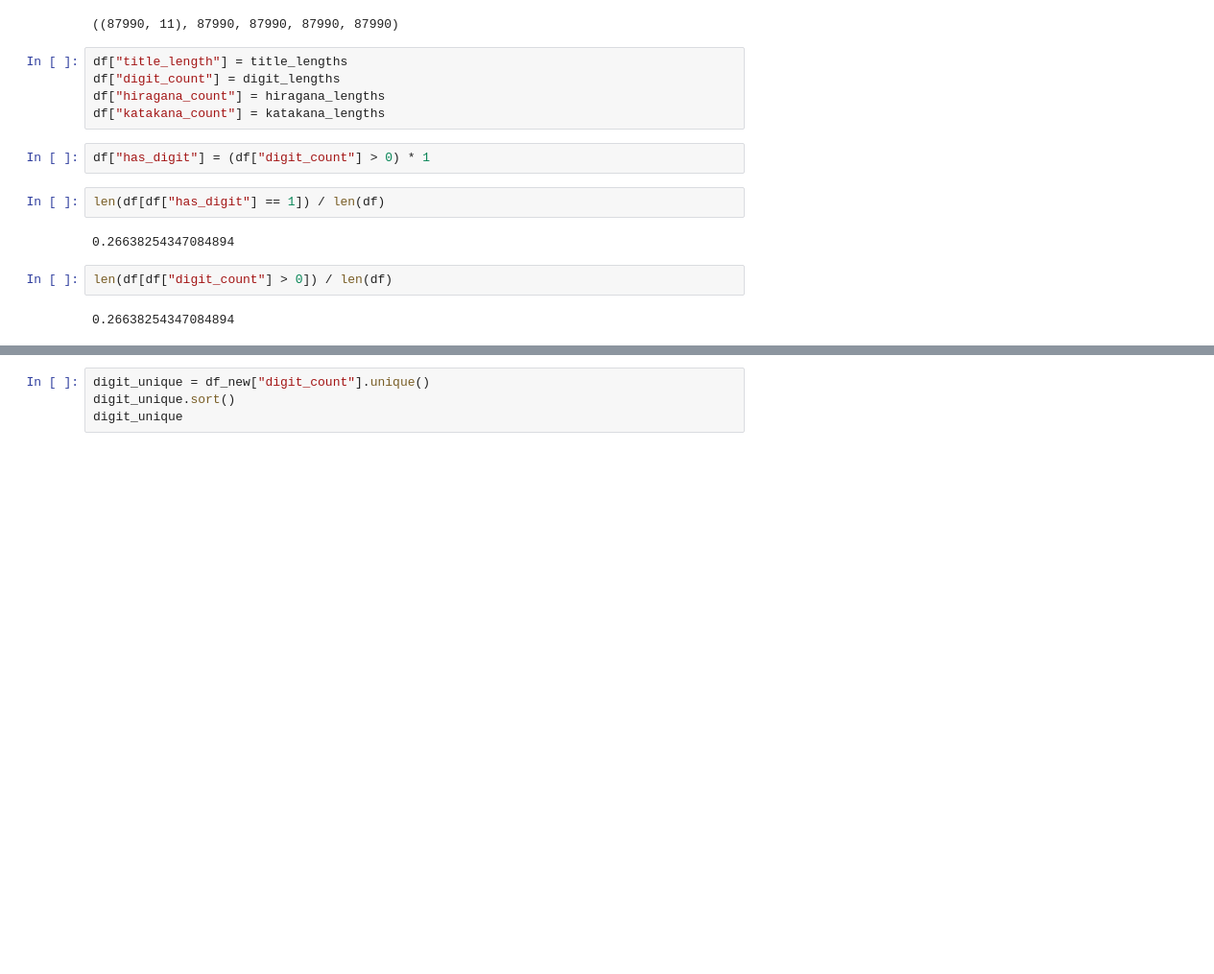
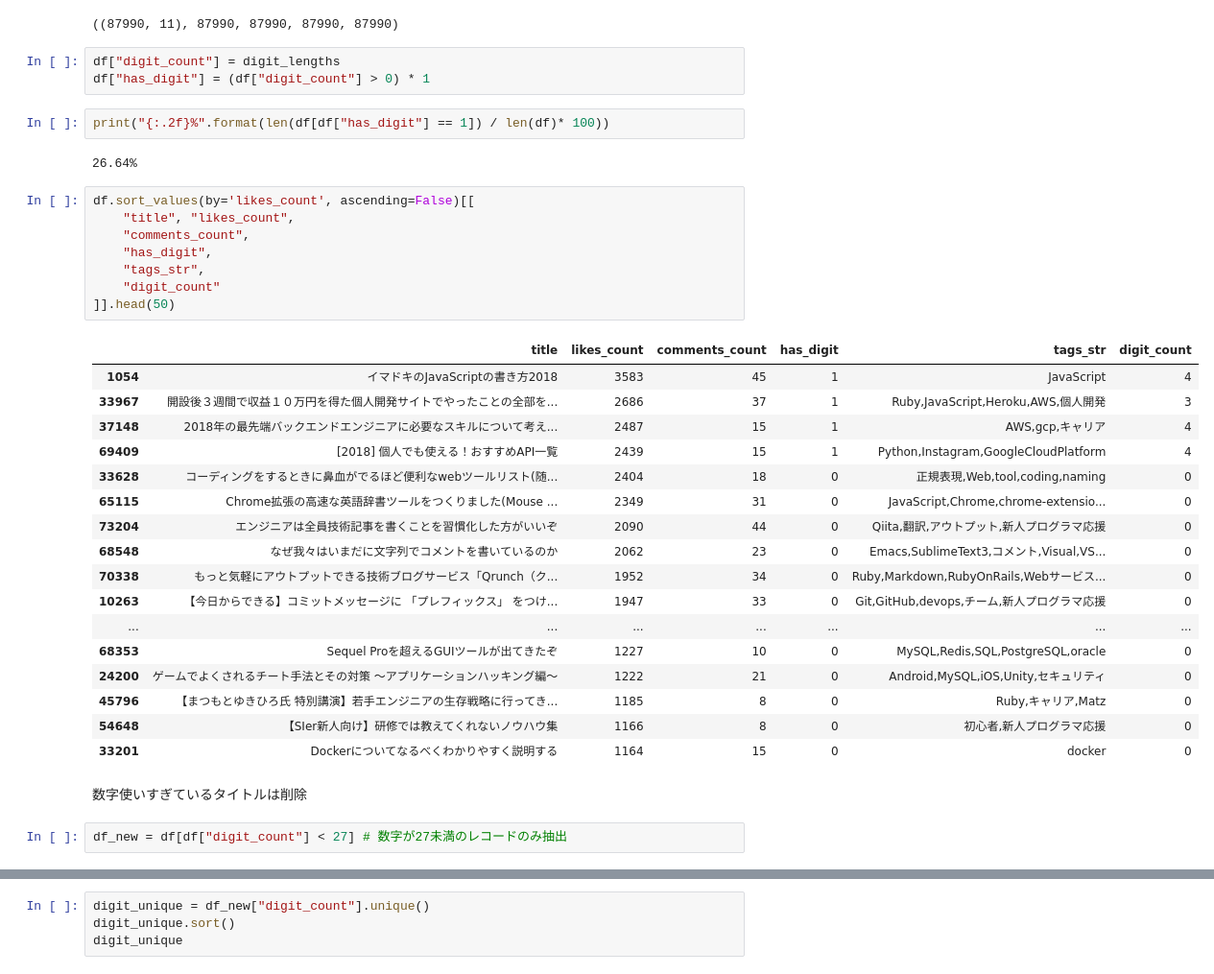
Before and after one commit to yukinagae/qiita_analysis, a Jupyter notebook: バズる記事分析.ipynb, the cells around one changed output, grey strips where cells are left out. Shown: that part at 96% size. Drawn from its saved outputs; the diff is of its cells as text; blank space fills up the shorter version.

```diff
--- a/バズる記事分析.ipynb
+++ b/バズる記事分析.ipynb
@@ -326,17 +208,39 @@ df.shape, len(title_lengths), len(digit_lengths), len(hiragana_lengths), len(kat
 # %% [output]
 ((87990, 11), 87990, 87990, 87990, 87990)
 # %%
-df["title_length"] = title_lengths
 df["digit_count"] = digit_lengths
-df["hiragana_count"] = hiragana_lengths
-df["katakana_count"] = katakana_lengths
+df["has_digit"] = (df["digit_count"] > 0) * 1
-# %%
-df["has_digit"] = (df["digit_count"] > 0) * 1
 # %%
-len(df[df["has_digit"] == 1]) / len(df)
+print("{:.2f}%".format(len(df[df["has_digit"] == 1]) / len(df)* 100))
 # %% [output]
-0.26638254347084894
+26.64%
+# %%
+df.sort_values(by='likes_count', ascending=False)[[
+    "title", "likes_count",
+    "comments_count",
+    "has_digit",
+    "tags_str",
+    "digit_count"
+]].head(50)
+# %% [output]
+|  | title | likes_count | comments_count | has_digit | tags_str | digit_count |
+| 1054 | イマドキのJavaScriptの書き方2018 | 3583 | 45 | 1 | JavaScript | 4 |
+| 33967 | 開設後３週間で収益１０万円を得た個人開発サイトでやったことの全部を... | 2686 | 37 | 1 | Ruby,JavaScript,Heroku,AWS,個人開発 | 3 |
+| 37148 | 2018年の最先端バックエンドエンジニアに必要なスキルについて考え... | 2487 | 15 | 1 | AWS,gcp,キャリア | 4 |
+| 69409 | [2018] 個人でも使える！おすすめAPI一覧 | 2439 | 15 | 1 | Python,Instagram,GoogleCloudPlatform | 4 |
+| 33628 | コーディングをするときに鼻血がでるほど便利なwebツールリスト(随... | 2404 | 18 | 0 | 正規表現,Web,tool,coding,naming | 0 |
+| 65115 | Chrome拡張の高速な英語辞書ツールをつくりました(Mouse ... | 2349 | 31 | 0 | JavaScript,Chrome,chrome-extensio... | 0 |
+| 73204 | エンジニアは全員技術記事を書くことを習慣化した方がいいぞ | 2090 | 44 | 0 | Qiita,翻訳,アウトプット,新人プログラマ応援 | 0 |
+| 68548 | なぜ我々はいまだに文字列でコメントを書いているのか | 2062 | 23 | 0 | Emacs,SublimeText3,コメント,Visual,VS... | 0 |
+| 70338 | もっと気軽にアウトプットできる技術ブログサービス「Qrunch（ク... | 1952 | 34 | 0 | Ruby,Markdown,RubyOnRails,Webサービス... | 0 |
+| 10263 | 【今日からできる】コミットメッセージに 「プレフィックス」 をつけ... | 1947 | 33 | 0 | Git,GitHub,devops,チーム,新人プログラマ応援 | 0 |
+| ... | ... | ... | ... | ... | ... | ... |
+| 68353 | Sequel Proを超えるGUIツールが出てきたぞ | 1227 | 10 | 0 | MySQL,Redis,SQL,PostgreSQL,oracle | 0 |
+| 24200 | ゲームでよくされるチート手法とその対策 〜アプリケーションハッキング編〜 | 1222 | 21 | 0 | Android,MySQL,iOS,Unity,セキュリティ | 0 |
+| 45796 | 【まつもとゆきひろ氏 特別講演】若手エンジニアの生存戦略に行ってき... | 1185 | 8 | 0 | Ruby,キャリア,Matz | 0 |
+| 54648 | 【SIer新人向け】研修では教えてくれないノウハウ集 | 1166 | 8 | 0 | 初心者,新人プログラマ応援 | 0 |
+| 33201 | Dockerについてなるべくわかりやすく説明する | 1164 | 15 | 0 | docker | 0 |
+# %% [markdown]
+数字使いすぎているタイトルは削除
 # %%
-len(df[df["digit_count"] > 0]) / len(df)
+df_new = df[df["digit_count"] < 27] # 数字が27未満のレコードのみ抽出
-# %% [output]
-0.26638254347084894
```
Also changed, not shown: parts of 109 cells of this notebook.
